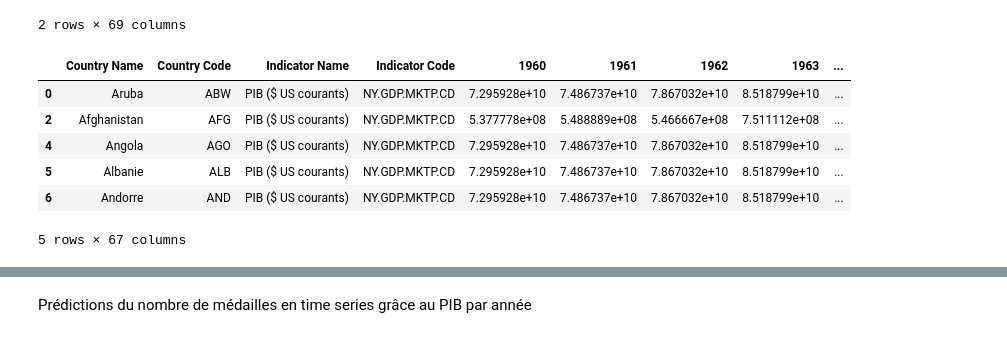
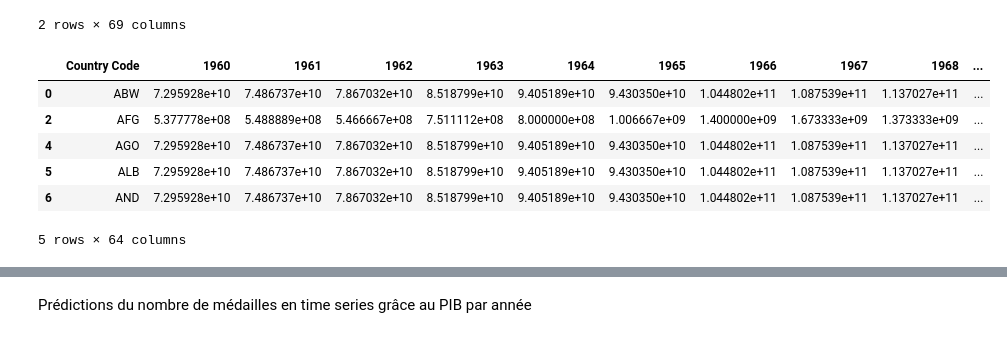
Before and after one commit to DamienSALEM/Hackhathon_IPSSI_JO_2024, a Jupyter notebook: DATA/Cleaning/results_pib.ipynb, the cells around one changed output, grey strips where cells are left out. Saved outputs shown, nothing was run; the diff lists cells and outputs as text; code cells hidden in the pictures.

```diff
--- a/DATA/Cleaning/results_pib.ipynb
+++ b/DATA/Cleaning/results_pib.ipynb
@@ -36,13 +36,13 @@ nan_row
 2 rows × 69 columns
 # %%
 data_cleaned = df_no_nan.dropna(subset=['Country Name'])
-data_cleaned = data_cleaned.drop(columns=["2023","Unnamed: 68"])
+data_cleaned = data_cleaned.drop(columns=["2023","Unnamed: 68","Indicator Code","Indicator Name","Country Name"])
 data_cleaned.head()
 # %% [output]
-|  | Country Name | Country Code | Indicator Name | Indicator Code | 1960 | 1961 | 1962 | 1963 | ... |
-| 0 | Aruba | ABW | PIB ($ US courants) | NY.GDP.MKTP.CD | 7.295928e+10 | 7.486737e+10 | 7.867032e+10 | 8.518799e+10 | ... |
-| 2 | Afghanistan | AFG | PIB ($ US courants) | NY.GDP.MKTP.CD | 5.377778e+08 | 5.488889e+08 | 5.466667e+08 | 7.511112e+08 | ... |
-| 4 | Angola | AGO | PIB ($ US courants) | NY.GDP.MKTP.CD | 7.295928e+10 | 7.486737e+10 | 7.867032e+10 | 8.518799e+10 | ... |
-| 5 | Albanie | ALB | PIB ($ US courants) | NY.GDP.MKTP.CD | 7.295928e+10 | 7.486737e+10 | 7.867032e+10 | 8.518799e+10 | ... |
-| 6 | Andorre | AND | PIB ($ US courants) | NY.GDP.MKTP.CD | 7.295928e+10 | 7.486737e+10 | 7.867032e+10 | 8.518799e+10 | ... |
+|  | Country Code | 1960 | 1961 | 1962 | 1963 | 1964 | 1965 | 1966 | 1967 | 1968 | ... |
+| 0 | ABW | 7.295928e+10 | 7.486737e+10 | 7.867032e+10 | 8.518799e+10 | 9.405189e+10 | 9.430350e+10 | 1.044802e+11 | 1.087539e+11 | 1.137027e+11 | ... |
+| 2 | AFG | 5.377778e+08 | 5.488889e+08 | 5.466667e+08 | 7.511112e+08 | 8.000000e+08 | 1.006667e+09 | 1.400000e+09 | 1.673333e+09 | 1.373333e+09 | ... |
+| 4 | AGO | 7.295928e+10 | 7.486737e+10 | 7.867032e+10 | 8.518799e+10 | 9.405189e+10 | 9.430350e+10 | 1.044802e+11 | 1.087539e+11 | 1.137027e+11 | ... |
+| 5 | ALB | 7.295928e+10 | 7.486737e+10 | 7.867032e+10 | 8.518799e+10 | 9.405189e+10 | 9.430350e+10 | 1.044802e+11 | 1.087539e+11 | 1.137027e+11 | ... |
+| 6 | AND | 7.295928e+10 | 7.486737e+10 | 7.867032e+10 | 8.518799e+10 | 9.405189e+10 | 9.430350e+10 | 1.044802e+11 | 1.087539e+11 | 1.137027e+11 | ... |
-5 rows × 67 columns
+5 rows × 64 columns
```
Also changed, not shown: parts of 18 cells of this notebook, 4 other files.
